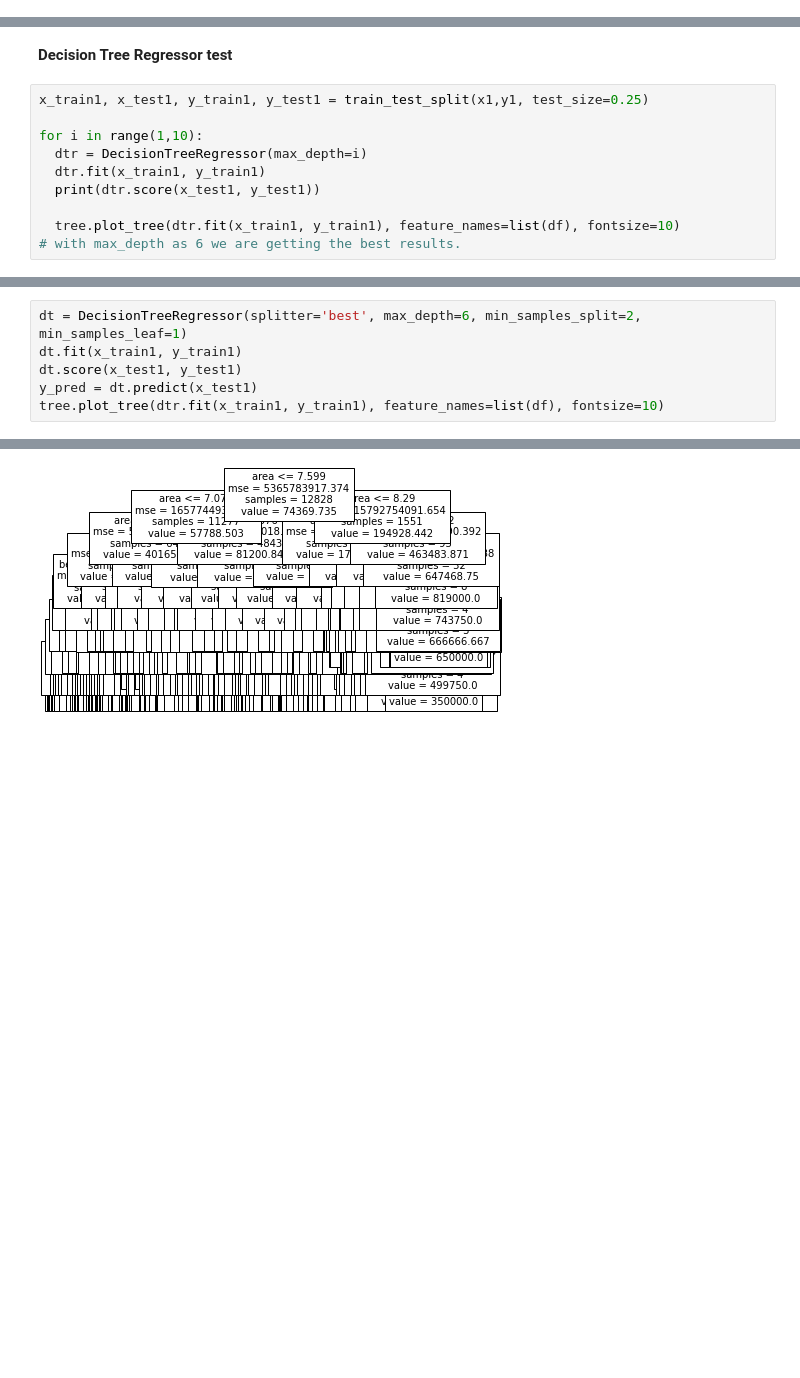
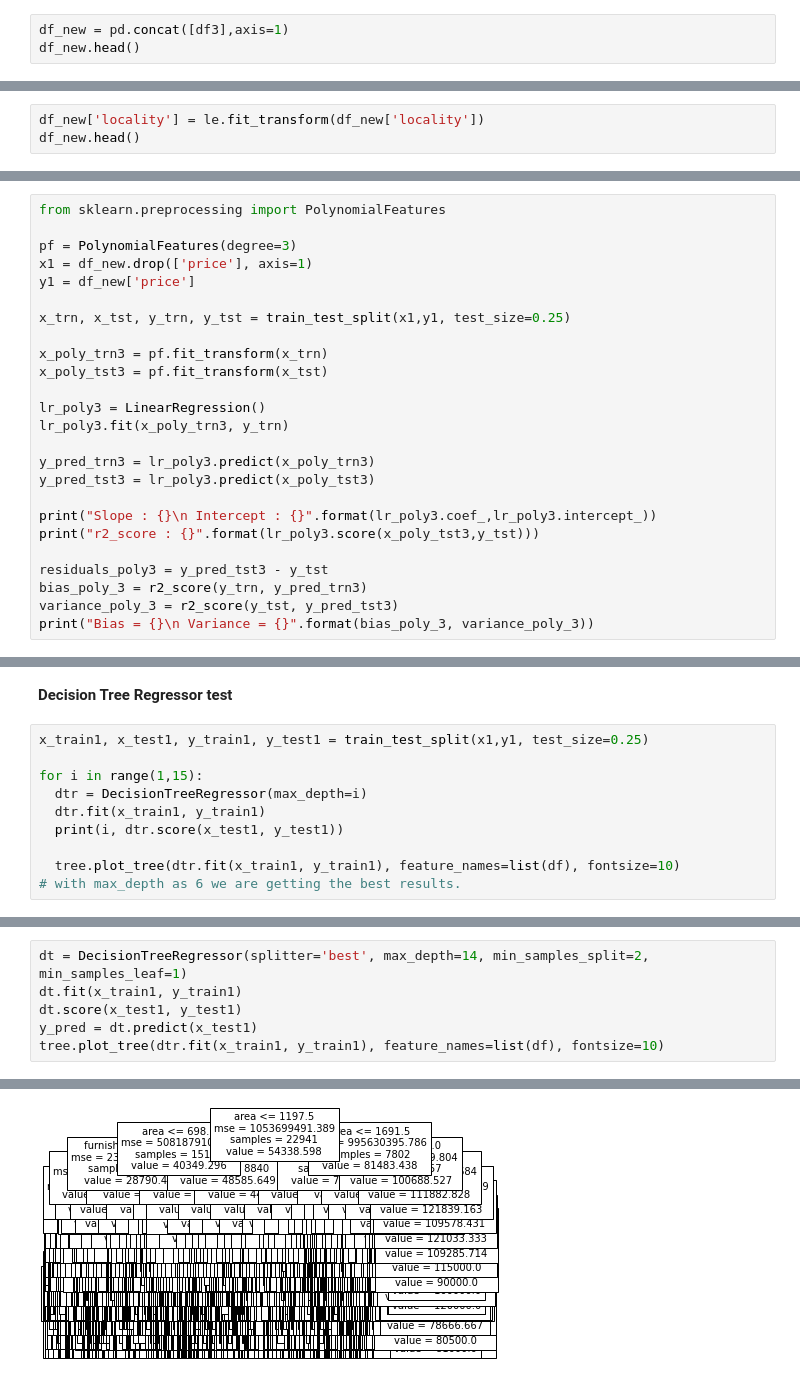
Before and after one commit to Mrinalkumar1/Mumbai-Rent-prediction, a Jupyter notebook: Mumbai_rent_prediction.ipynb, the cells around one changed output, grey strips where cells are left out. Cells and saved outputs as stored; diff of their text form; blank space fills up the shorter version.

```diff
--- a/Mumbai_rent_prediction.ipynb
+++ b/Mumbai_rent_prediction.ipynb
@@ -308,0 +348,3 @@ R2_score:  0.4631579426924459
+# %%
+df_new = pd.concat([df3],axis=1)
+df_new.head()
@@ -308,0 +358,3 @@ R2_score:  0.4631579426924459
+# %%
+df_new['locality'] = le.fit_transform(df_new['locality'])
+df_new.head()
@@ -388,0 +472,25 @@ Skew : -4.99106799452853
+# %%
+from sklearn.preprocessing import PolynomialFeatures
+
+pf = PolynomialFeatures(degree=3)
+x1 = df_new.drop(['price'], axis=1)
+y1 = df_new['price']
+
+x_trn, x_tst, y_trn, y_tst = train_test_split(x1,y1, test_size=0.25)
+
+x_poly_trn3 = pf.fit_transform(x_trn)
+x_poly_tst3 = pf.fit_transform(x_tst)
+
+lr_poly3 = LinearRegression()
+lr_poly3.fit(x_poly_trn3, y_trn)
+
+y_pred_trn3 = lr_poly3.predict(x_poly_trn3)
+y_pred_tst3 = lr_poly3.predict(x_poly_tst3)
+
+print("Slope : {}\n Intercept : {}".format(lr_poly3.coef_,lr_poly3.intercept_))
+print("r2_score : {}".format(lr_poly3.score(x_poly_tst3,y_tst)))
+
+residuals_poly3 = y_pred_tst3 - y_tst
+bias_poly_3 = r2_score(y_trn, y_pred_trn3)
+variance_poly_3 = r2_score(y_tst, y_pred_tst3)
+print("Bias = {}\n Variance = {}".format(bias_poly_3, variance_poly_3))
@@ -396,10 +523,10 @@ from sklearn.svm import LinearSVR, SVR
 # %%
 x_train1, x_test1, y_train1, y_test1 = train_test_split(x1,y1, test_size=0.25)
 
-for i in range(1,10):
+for i in range(1,15):
   dtr = DecisionTreeRegressor(max_depth=i)
   dtr.fit(x_train1, y_train1)
-  print(dtr.score(x_test1, y_test1))
+  print(i, dtr.score(x_test1, y_test1))
 
   tree.plot_tree(dtr.fit(x_train1, y_train1), feature_names=list(df), fontsize=10)
 # with max_depth as 6 we are getting the best results.
@@ -417,5 +549,5 @@ for i in range(1,10):
 # %%
-dt = DecisionTreeRegressor(splitter='best', max_depth=6, min_samples_split=2, min_samples_leaf=1)
+dt = DecisionTreeRegressor(splitter='best', max_depth=14, min_samples_split=2, min_samples_leaf=1)
 dt.fit(x_train1, y_train1)
 dt.score(x_test1, y_test1)
 y_pred = dt.predict(x_test1)
@@ -441,4 +573,4 @@ tree.plot_tree(dtr.fit(x_train1, y_train1), feature_names=list(df), fontsize=10)
-[figure, old version]
+[figure, new version]
 # %%
 df_dt = pd.DataFrame({'Target original':y_test1,
                       'Target predicted':y_pred})
```
Also changed, not shown: parts of 75 cells of this notebook.
